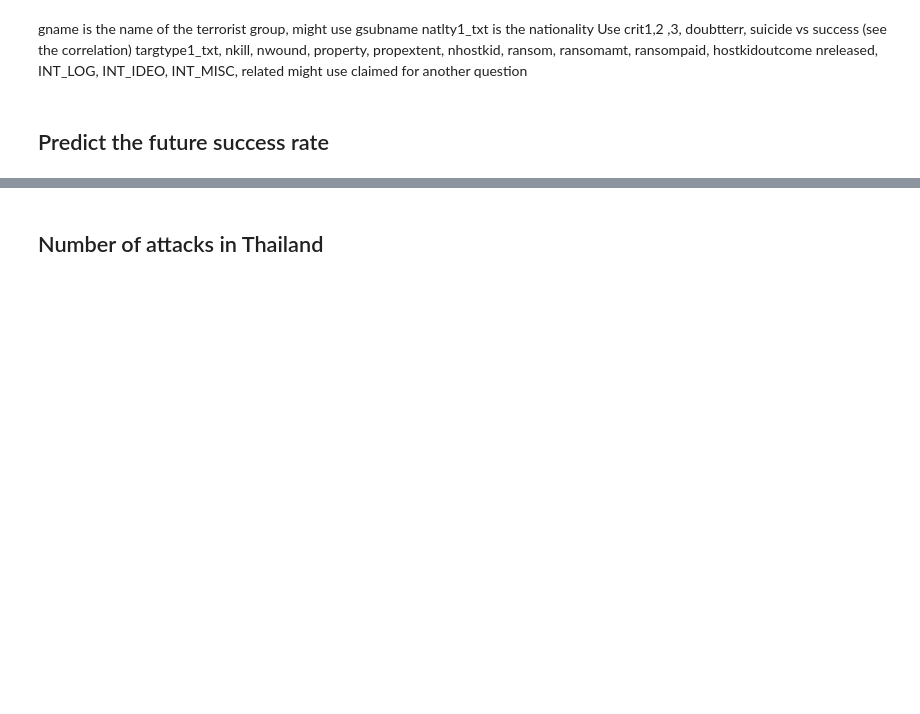
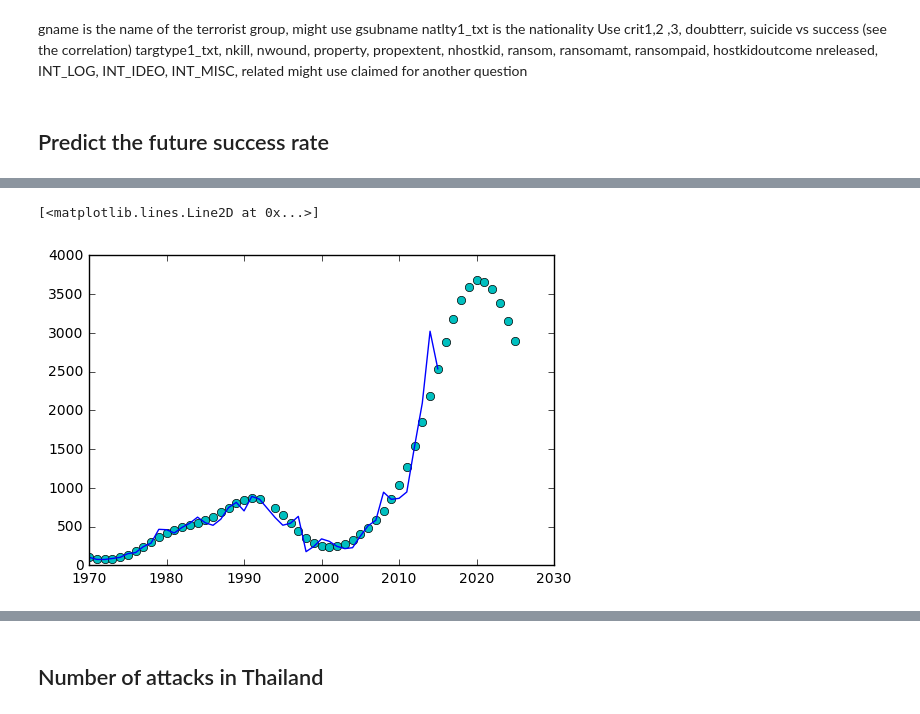
Before and after one commit to sanchitchawla/datascienceproject, a Jupyter notebook: Terror.ipynb, the cells around one changed output, grey strips where cells are left out. Saved outputs shown, nothing was run; the diff lists cells and outputs as text; code cells hidden in the pictures; blank space fills up the shorter version.

Commit message:
DONE WITH PREDICTING THE FUTURE

```diff
--- a/Terror.ipynb
+++ b/Terror.ipynb
@@ -231,3 +232,21 @@ Random Forest accuracy score:
+# %%
+from sklearn.svm import SVR
+
+data = np.unique(date)
+X = np.array(data)
+Y = np.array(success_counts)
+
+svr = SVR(kernel='rbf', C=1e5, gamma=0.01)
+test = np.array([2016,2017, 2018, 2019, 2020, 2021, 2022, 2023, 2024, 2025])
+all_test = np.concatenate((data, test), axis=0)
+svr.fit(X.reshape(-1,1),Y.flatten())
+pred_SVR = svr.predict(all_test.reshape(-1,1))
+# %%
+plt.plot(all_test, pred_SVR, 'co', label='SVR')
+plt.plot(success_counts)
+# %% [output]
+[<matplotlib.lines.Line2D at 0x...>]
+[figure, added]
 # %%
 from statsmodels.tsa.stattools import adfuller
 
```
Also changed, not shown: parts of 7 cells of this notebook.
